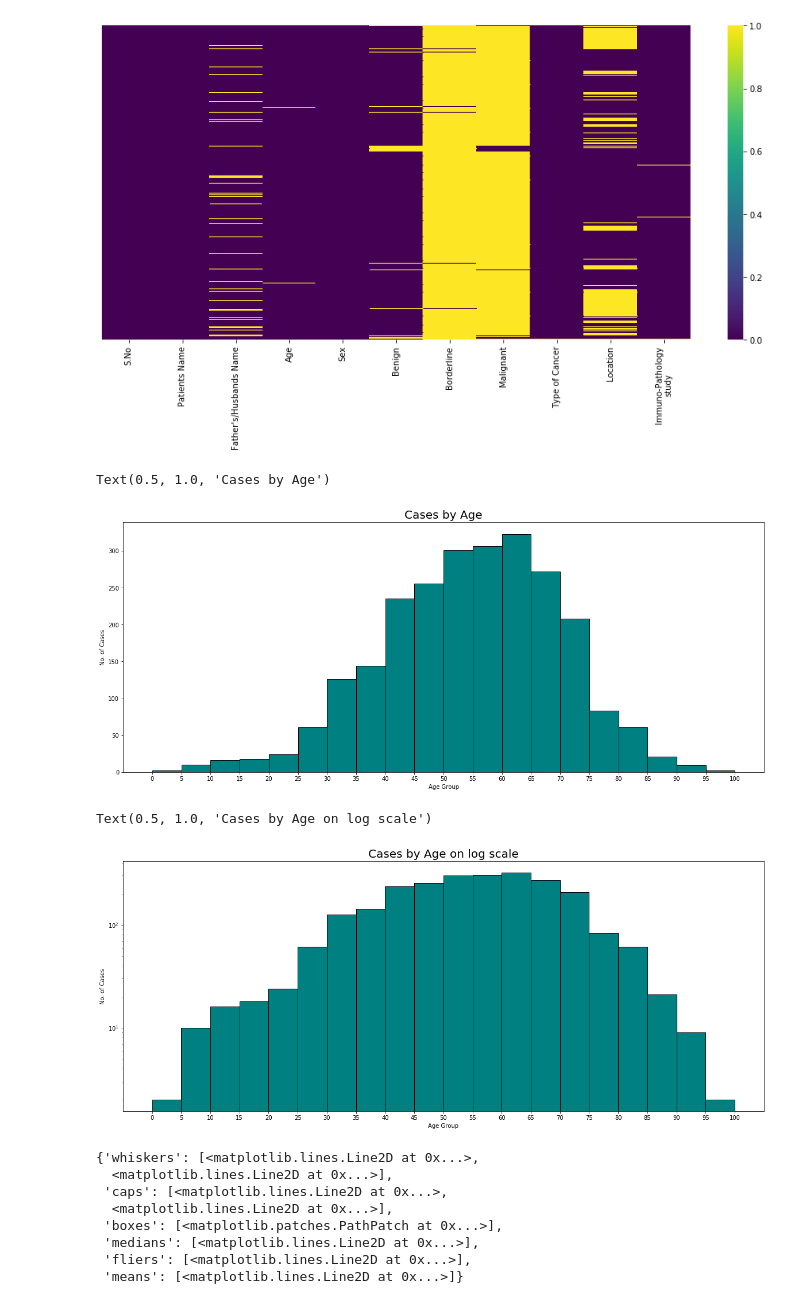
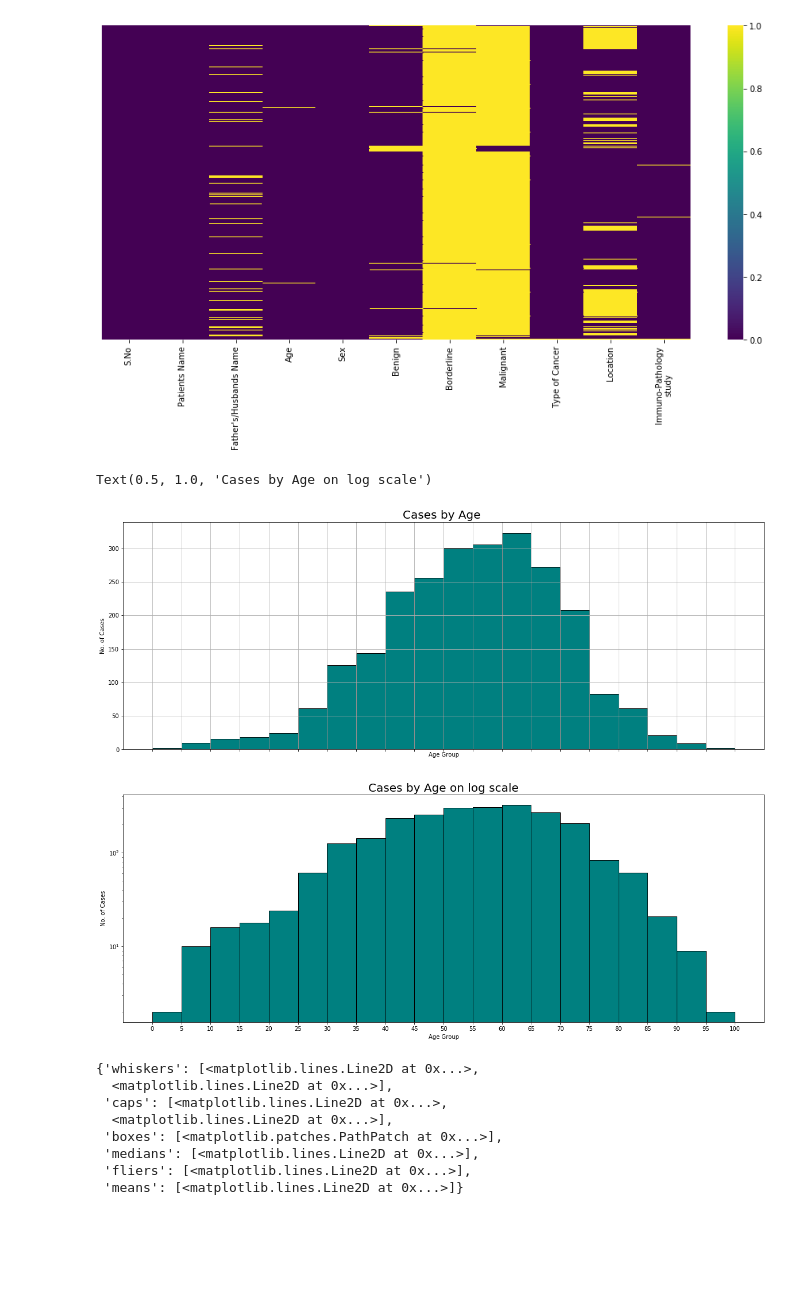
Before and after one commit to ssnk4343/Hospital_Cancer_Analysis, a Jupyter notebook: Cancer_Analysis.ipynb, the cells around one changed output. Cells and saved outputs as stored; diff of their text form; code cells hidden in the pictures; blank space fills up the shorter version.

```diff
--- a/Cancer_Analysis.ipynb
+++ b/Cancer_Analysis.ipynb
@@ -28,28 +28,27 @@ sns.heatmap(df.isnull(), yticklabels=False, cmap='viridis')
 # %% [output]
 <matplotlib.axes._subplots.AxesSubplot at 0x...>
 [figure]
-# %%
-plt.figure(figsize=(20,8))
-bins=[0,5,10,15,20,25,30,35,40,45,50,55,60,65,70,75,80,85,90,95,100]
-plt.hist(df['Age'],bins=bins, edgecolor='k',color="teal")
-plt.xticks(ticks=bins, labels= bins)
-plt.xlabel("Age Group")
-plt.ylabel("No. of Cases")
-plt.title("Cases by Age", Fontsize=20)
-# %% [output]
-Text(0.5, 1.0, 'Cases by Age')
-[figure, removed]
 # %%
-plt.figure(figsize=(20,8))
+fig,(ax1,ax2)=plt.subplots(nrows=2,ncols=1,figsize=(20,16),sharex=True)
+
 bins=np.arange(0,105,5)
-plt.hist(df['Age'],bins=bins, edgecolor='k',log=True,color="teal")
-plt.xticks(ticks=bins, labels= bins)
-plt.xlabel("Age Group")
-plt.ylabel("No. of Cases")
-plt.title("Cases by Age on log scale", Fontsize=20)
+ax1.hist(df['Age'],bins=bins, edgecolor='k',color="teal")
+ax2.hist(df['Age'],bins=bins, edgecolor='k',log=True,color="teal")
+
+
+#ax1.set_xticks(ticks=bins, labels= bins)
+ax1.set_xlabel("Age Group")
+ax1.set_ylabel("No. of Cases")
+ax1.set_title("Cases by Age ", Fontsize=20)
+ax1.grid(True)
+
+ax2.set_xticks(ticks=bins)
+ax2.set_xlabel("Age Group")
+ax2.set_ylabel("No. of Cases")
+ax2.set_title("Cases by Age on log scale", Fontsize=20)
 # %% [output]
 Text(0.5, 1.0, 'Cases by Age on log scale')
-[figure, old version]
+[figure, new version]
 # %%
 plt.figure(figsize=(15,7))
 df['Age'].fillna(0,inplace=True)
```
Also changed, not shown: parts of 5 cells of this notebook.
